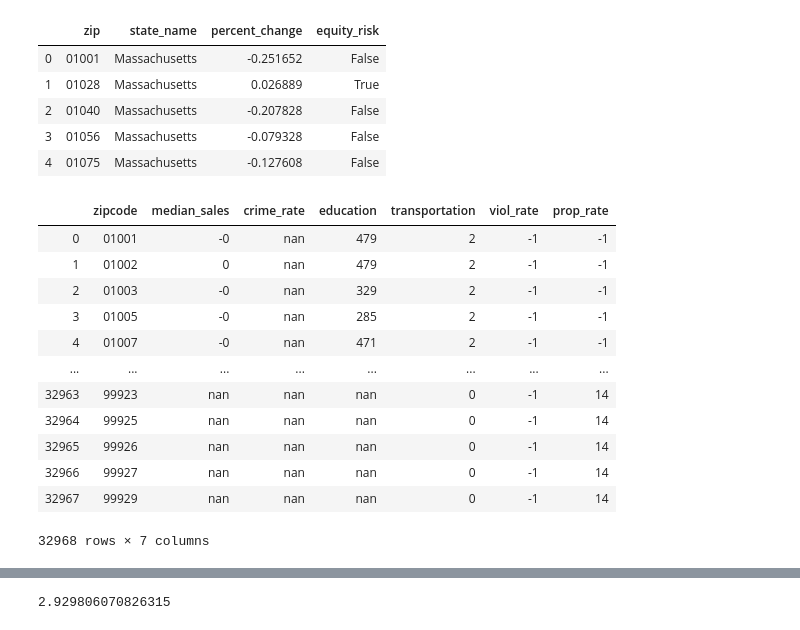
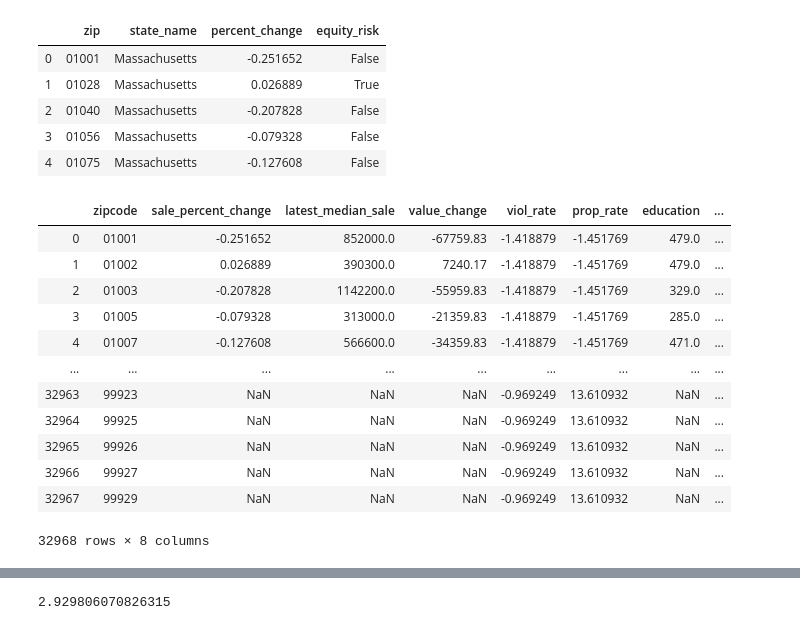
Before and after one commit to bishdj22/HomeSlice, a Jupyter notebook: Logistic_Regression_Model.ipynb, the cells around one changed output, grey strips where cells are left out. Drawn from its saved outputs; the diff is of its cells as text; code cells hidden in the pictures.

```diff
--- a/Logistic_Regression_Model.ipynb
+++ b/Logistic_Regression_Model.ipynb
@@ -511,3 +511,6 @@ school_dist.head()
 | 2 | 01010 | 329.0 | Massachusetts |
 | 3 | 01013 | 285.0 | Pennsylvania |
 | 4 | 01013 | 471.0 | Pennsylvania |
+# %%
+last_sale = sales_price_df.rename(columns={"zip_code" : "zip"})
+last_sale
@@ -513,0 +531,7 @@ school_dist.head()
+# %%
+ls = pd.merge(us_zip, last_sale, on='zip')
+ls.zip = ls.zip.astype('str')
+
+ls['zip'] = ls['zip'].apply(lambda x: x.zfill(5))
+
+ls.head()
@@ -513,0 +546,3 @@ school_dist.head()
+# %%
+ls["value_change"] = (ls["2019-12"] - ls["2008-03"])
+ls.head()
@@ -578,26 +625,28 @@ med_sales.head()
 # %%
 # Y = b0 + b1x1 + b2x2 + b3x3 + b4x4
 
-df_model = pd.DataFrame({'zipcode': [], 'median_sales' : [], 'crime_rate' : [], 'education' : [], 'transportation' : []})
+df_model = pd.DataFrame({'zipcode': [], 'sale_percent_change' : [], 'latest_median_sale' : [], 'value_change' : [], 'viol_rate' : [] , 'prop_rate': [], 'education' : [], 'transportation' : []})
 df_model['zipcode'] = zip_viol_crime["zip"]
-df_model['median_sales'] = med_sales["percent_change"]
+df_model['sale_percent_change'] = ls["percent_change"]
+df_model['latest_median_sale'] = sales_price_df['2019-12']
+df_model['value_change'] = ls["value_change"]
 df_model['viol_rate'] = zip_viol_crime['percent_change_viol']
 df_model['prop_rate'] = zip_prop_crime['percent_change_prop']
 df_model['education'] = school_dist['Rank']
 df_model['transportation'] = groupby_df['transit_score']
 df_model
 # %% [output]
-|  | zipcode | median_sales | crime_rate | education | transportation | viol_rate | prop_rate |
-| 0 | 01001 | -0 | nan | 479 | 2 | -1 | -1 |
-| 1 | 01002 | 0 | nan | 479 | 2 | -1 | -1 |
-| 2 | 01003 | -0 | nan | 329 | 2 | -1 | -1 |
-| 3 | 01005 | -0 | nan | 285 | 2 | -1 | -1 |
-| 4 | 01007 | -0 | nan | 471 | 2 | -1 | -1 |
-| ... | ... | ... | ... | ... | ... | ... | ... |
-| 32963 | 99923 | nan | nan | nan | 0 | -1 | 14 |
-| 32964 | 99925 | nan | nan | nan | 0 | -1 | 14 |
-| 32965 | 99926 | nan | nan | nan | 0 | -1 | 14 |
-| 32966 | 99927 | nan | nan | nan | 0 | -1 | 14 |
-| 32967 | 99929 | nan | nan | nan | 0 | -1 | 14 |
+|  | zipcode | sale_percent_change | latest_median_sale | value_change | viol_rate | prop_rate | education | ... |
+| 0 | 01001 | -0.251652 | 852000.0 | -67759.83 | -1.418879 | -1.451769 | 479.0 | ... |
+| 1 | 01002 | 0.026889 | 390300.0 | 7240.17 | -1.418879 | -1.451769 | 479.0 | ... |
+| 2 | 01003 | -0.207828 | 1142200.0 | -55959.83 | -1.418879 | -1.451769 | 329.0 | ... |
+| 3 | 01005 | -0.079328 | 313000.0 | -21359.83 | -1.418879 | -1.451769 | 285.0 | ... |
+| 4 | 01007 | -0.127608 | 566600.0 | -34359.83 | -1.418879 | -1.451769 | 471.0 | ... |
+| ... | ... | ... | ... | ... | ... | ... | ... | ... |
+| 32963 | 99923 | NaN | NaN | NaN | -0.969249 | 13.610932 | NaN | ... |
+| 32964 | 99925 | NaN | NaN | NaN | -0.969249 | 13.610932 | NaN | ... |
+| 32965 | 99926 | NaN | NaN | NaN | -0.969249 | 13.610932 | NaN | ... |
+| 32966 | 99927 | NaN | NaN | NaN | -0.969249 | 13.610932 | NaN | ... |
+| 32967 | 99929 | NaN | NaN | NaN | -0.969249 | 13.610932 | NaN | ... |
-32968 rows × 7 columns
+32968 rows × 8 columns
 # %%
```
Also changed, not shown: parts of 25 cells of this notebook.
